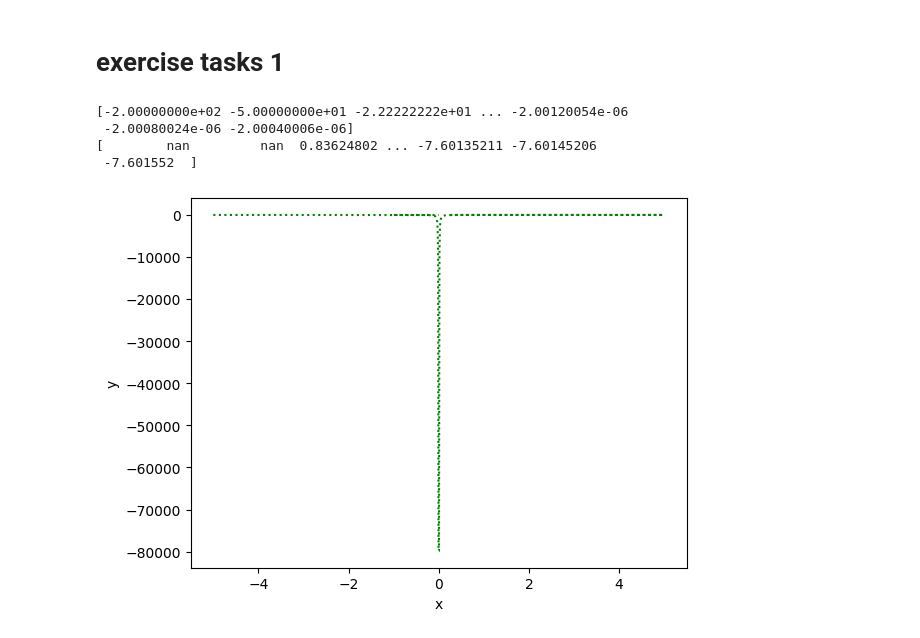
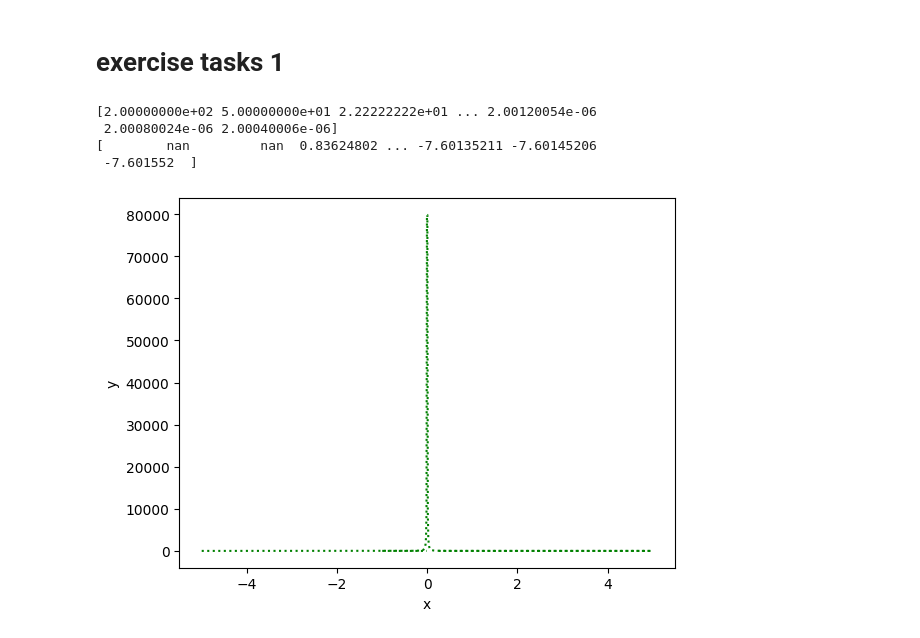
Before and after one commit to xmrenigmax/L4_Course, a Jupyter notebook: L4Mathematics/Lab5/math_lab5_equations.ipynb, the cells around one changed output. Saved outputs shown, nothing was run; the diff lists cells and outputs as text; code cells hidden in the pictures.

```diff
--- a/L4Mathematics/Lab5/math_lab5_equations.ipynb
+++ b/L4Mathematics/Lab5/math_lab5_equations.ipynb
@@ -47,13 +47,13 @@ def exercises():
 
     def exercise_b():
         def func1(x):
-            return -1/x
+            return math.sqrt(-1/x)
         func1 = np.vectorize(func1)
         x = np.arange(0.1, 1000, 0.1)
         y = func1(x)
         print(y)
         x = np.linspace(-5, 5, 1000)
-        y = -1/x
+        y = math.sqrt(-1/x)
         plt.plot(x, y, 'g:')
         plt.xlabel('x'); plt.ylabel('y')
     #exercise_b()
@@ -64,43 +64,43 @@ def exercises():
         func1 = np.vectorize(func1)
         x = np.arange(0.1, 1000, 0.1)
         y = func1(x)
-        print(-y)
+        print(y)
         x = np.linspace(-5, 5, 1000)
         y = 2/(x**2)
-        plt.plot(x, -y, 'g:')
+        plt.plot(x, y, 'g:')
         plt.xlabel('x'); plt.ylabel('y')
     exercise_c()
 
     def exercise_d():
         def func1(x):
             return 1/x**3
         func1 = np.vectorize(func1)
         x = np.arange(0.1, 1000, 0.1)
         y = func1(x)
         print(-y)
         x = np.linspace(-5, 5, 1000)
         y = 2/(x**3)
         plt.plot(x, -y, 'g:')
         plt.xlabel('x'); plt.ylabel('y')
     #exercise_d()
 
     def exercise_e():
         def func1(x):
             return np.log(((4*x)-1/x+3)/2)
         func1 = np.vectorize(func1)
         x = np.arange(0.1, 1000, 0.1)
         y = func1(x)
         print(-y)
         x = np.linspace(-5, 5, 1000)
         y = np.log(((4*x)-1/x+3)/2)
         plt.plot(x, -y, 'g:')
         plt.xlabel('x'); plt.ylabel('y')
-    exercise_e()
+    #exercise_e()
 
 exercises()
 # %% [output]
-[-2.00000000e+02 -5.00000000e+01 -2.22222222e+01 ... -2.00120054e-06
- -2.00080024e-06 -2.00040006e-06]
+[2.00000000e+02 5.00000000e+01 2.22222222e+01 ... 2.00120054e-06
+ 2.00080024e-06 2.00040006e-06]
 [        nan         nan  0.83624802 ... -7.60135211 -7.60145206
  -7.601552  ]
-[figure, old version]
+[figure, new version]
```
